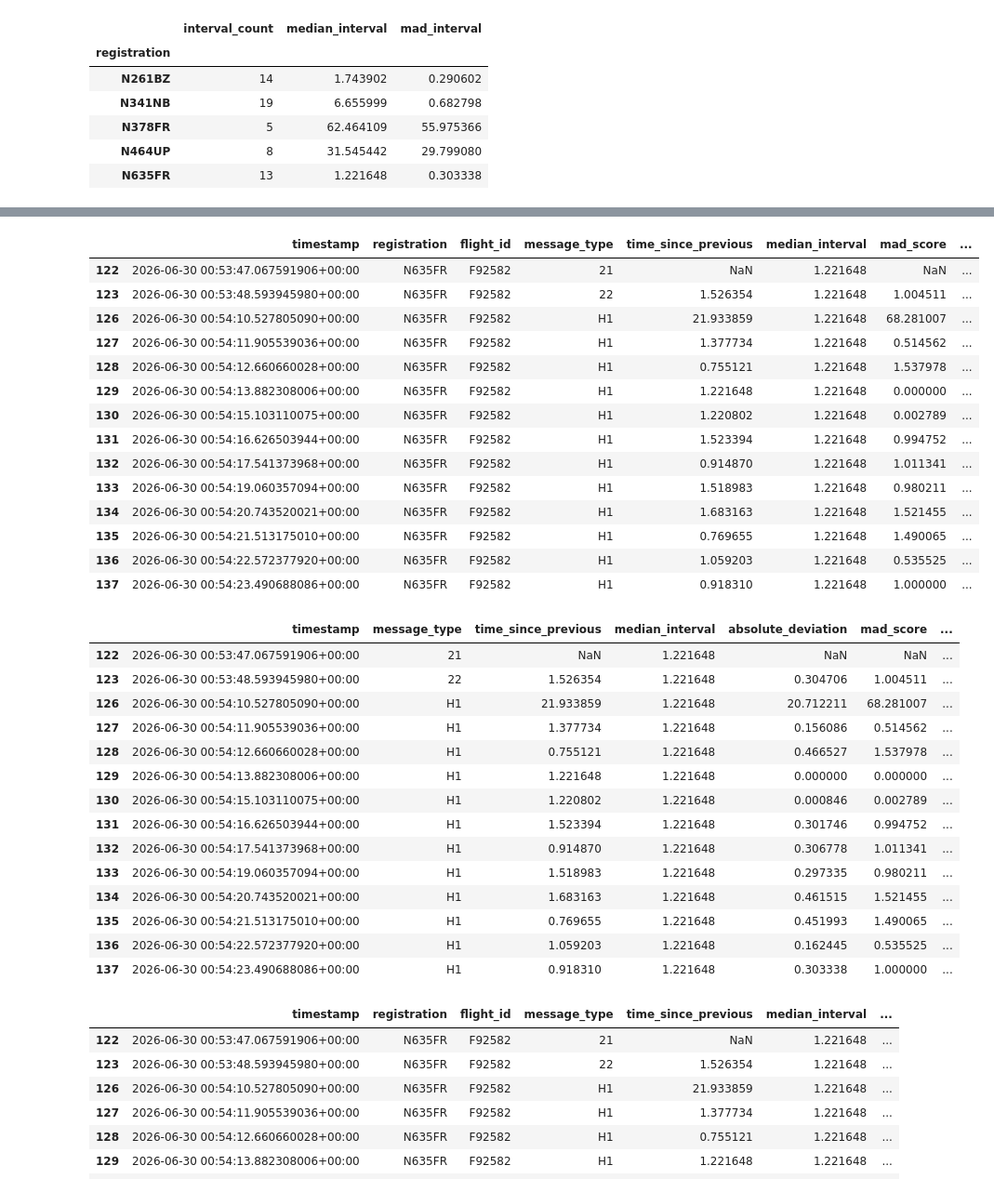
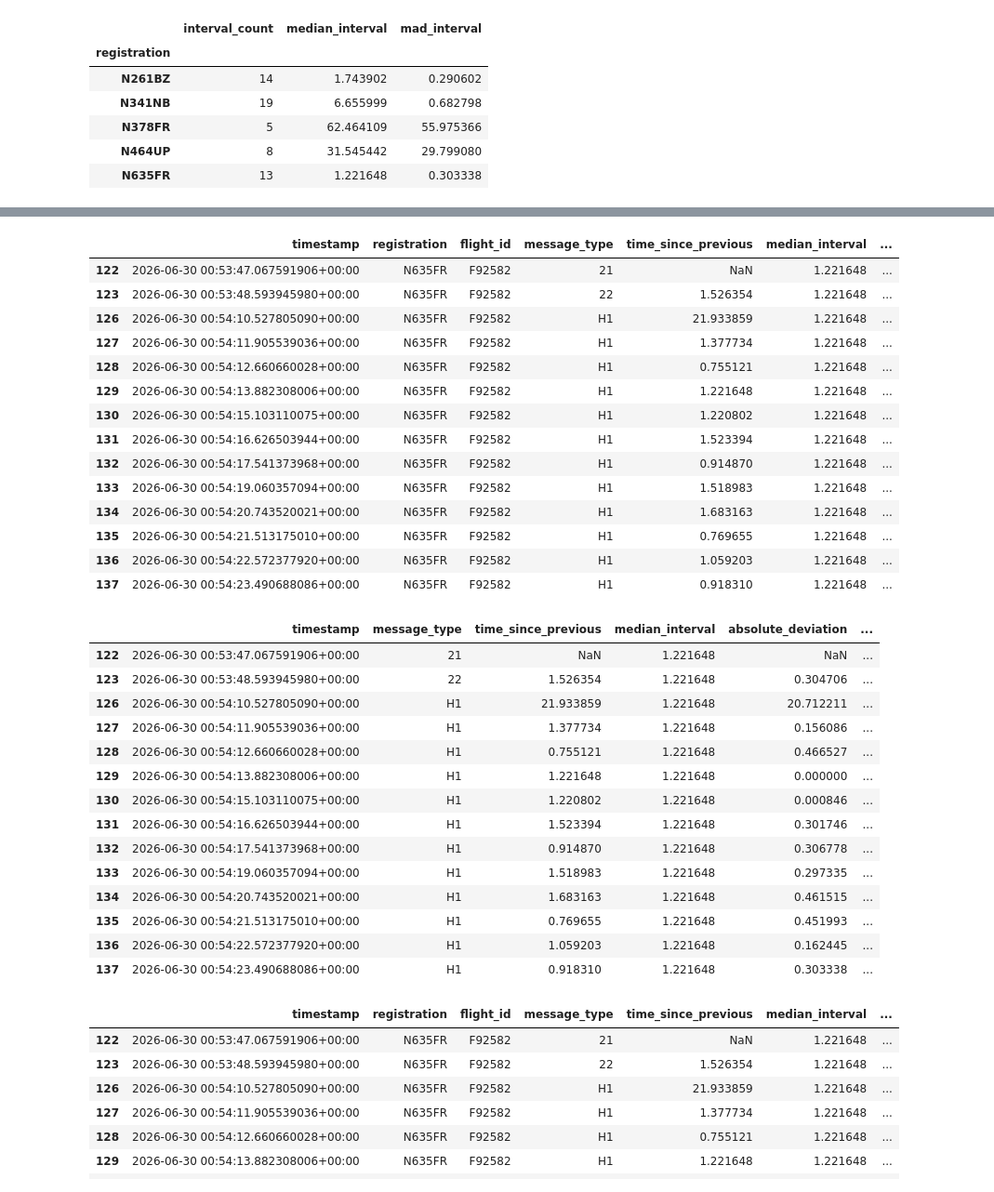
Before and after one commit to mxgmp/acars-detection-engineering, a Jupyter notebook: 01_acars_exploration.ipynb, the cells around one changed output, grey strips where cells are left out. Shown at 93% size. Saved outputs shown, nothing was run; the diff lists cells and outputs as text; code cells hidden in the pictures.

```diff
--- a/01_acars_exploration.ipynb
+++ b/01_acars_exploration.ipynb
@@ -421,7 +419,9 @@ normalized_df = normalized_df[
         "raw_message",
         "source",
         "sourceType",
-        "frequency"
+        "frequency",
+        "msgNum",
+        "blockId"
     ]
 ]
 
@@ -845,7 +845,7 @@ timing_scored["absolute_deviation"] = (
     - timing_scored["median_interval"]
 ).abs()
 
-timing_scored["mad_score"] = (
+timing_scored["timing_deviation_score"] = (
     timing_scored["absolute_deviation"]
     / timing_scored["mad_interval"]
 )
@@ -860,7 +860,7 @@ timing_scored[
         "median_interval",
         "mad_interval",
         "absolute_deviation",
-        "mad_score"
+        "timing_deviation_score"
     ]
 ].head(20)
 # %% [output]
@@ -922,36 +922,36 @@ top_anomalies[
 # %%
 target_registration = "N635FR"
 
 timing_scored[
     timing_scored["registration"] == target_registration
 ][
     [
         "timestamp",
         "registration",
         "flight_id",
         "message_type",
         "time_since_previous",
         "median_interval",
-        "mad_score",
+        "timing_deviation_score",
         "raw_message"
     ]
 ].sort_values("timestamp")
 # %% [output]
-|  | timestamp | registration | flight_id | message_type | time_since_previous | median_interval | mad_score | ... |
-| 122 | 2026-06-30 00:53:47.067591906+00:00 | N635FR | F92582 | 21 | NaN | 1.221648 | NaN | ... |
-| 123 | 2026-06-30 00:53:48.593945980+00:00 | N635FR | F92582 | 22 | 1.526354 | 1.221648 | 1.004511 | ... |
-| 126 | 2026-06-30 00:54:10.527805090+00:00 | N635FR | F92582 | H1 | 21.933859 | 1.221648 | 68.281007 | ... |
-| 127 | 2026-06-30 00:54:11.905539036+00:00 | N635FR | F92582 | H1 | 1.377734 | 1.221648 | 0.514562 | ... |
-| 128 | 2026-06-30 00:54:12.660660028+00:00 | N635FR | F92582 | H1 | 0.755121 | 1.221648 | 1.537978 | ... |
-| 129 | 2026-06-30 00:54:13.882308006+00:00 | N635FR | F92582 | H1 | 1.221648 | 1.221648 | 0.000000 | ... |
-| 130 | 2026-06-30 00:54:15.103110075+00:00 | N635FR | F92582 | H1 | 1.220802 | 1.221648 | 0.002789 | ... |
-| 131 | 2026-06-30 00:54:16.626503944+00:00 | N635FR | F92582 | H1 | 1.523394 | 1.221648 | 0.994752 | ... |
-| 132 | 2026-06-30 00:54:17.541373968+00:00 | N635FR | F92582 | H1 | 0.914870 | 1.221648 | 1.011341 | ... |
-| 133 | 2026-06-30 00:54:19.060357094+00:00 | N635FR | F92582 | H1 | 1.518983 | 1.221648 | 0.980211 | ... |
-| 134 | 2026-06-30 00:54:20.743520021+00:00 | N635FR | F92582 | H1 | 1.683163 | 1.221648 | 1.521455 | ... |
-| 135 | 2026-06-30 00:54:21.513175010+00:00 | N635FR | F92582 | H1 | 0.769655 | 1.221648 | 1.490065 | ... |
-| 136 | 2026-06-30 00:54:22.572377920+00:00 | N635FR | F92582 | H1 | 1.059203 | 1.221648 | 0.535525 | ... |
-| 137 | 2026-06-30 00:54:23.490688086+00:00 | N635FR | F92582 | H1 | 0.918310 | 1.221648 | 1.000000 | ... |
+|  | timestamp | registration | flight_id | message_type | time_since_previous | median_interval | ... |
+| 122 | 2026-06-30 00:53:47.067591906+00:00 | N635FR | F92582 | 21 | NaN | 1.221648 | ... |
+| 123 | 2026-06-30 00:53:48.593945980+00:00 | N635FR | F92582 | 22 | 1.526354 | 1.221648 | ... |
+| 126 | 2026-06-30 00:54:10.527805090+00:00 | N635FR | F92582 | H1 | 21.933859 | 1.221648 | ... |
+| 127 | 2026-06-30 00:54:11.905539036+00:00 | N635FR | F92582 | H1 | 1.377734 | 1.221648 | ... |
+| 128 | 2026-06-30 00:54:12.660660028+00:00 | N635FR | F92582 | H1 | 0.755121 | 1.221648 | ... |
+| 129 | 2026-06-30 00:54:13.882308006+00:00 | N635FR | F92582 | H1 | 1.221648 | 1.221648 | ... |
+| 130 | 2026-06-30 00:54:15.103110075+00:00 | N635FR | F92582 | H1 | 1.220802 | 1.221648 | ... |
+| 131 | 2026-06-30 00:54:16.626503944+00:00 | N635FR | F92582 | H1 | 1.523394 | 1.221648 | ... |
+| 132 | 2026-06-30 00:54:17.541373968+00:00 | N635FR | F92582 | H1 | 0.914870 | 1.221648 | ... |
+| 133 | 2026-06-30 00:54:19.060357094+00:00 | N635FR | F92582 | H1 | 1.518983 | 1.221648 | ... |
+| 134 | 2026-06-30 00:54:20.743520021+00:00 | N635FR | F92582 | H1 | 1.683163 | 1.221648 | ... |
+| 135 | 2026-06-30 00:54:21.513175010+00:00 | N635FR | F92582 | H1 | 0.769655 | 1.221648 | ... |
+| 136 | 2026-06-30 00:54:22.572377920+00:00 | N635FR | F92582 | H1 | 1.059203 | 1.221648 | ... |
+| 137 | 2026-06-30 00:54:23.490688086+00:00 | N635FR | F92582 | H1 | 0.918310 | 1.221648 | ... |
 # %%
 context = timing_scored[
     timing_scored["registration"] == "N635FR"
@@ -967,26 +967,26 @@ context[
         "time_since_previous",
         "median_interval",
         "absolute_deviation",
-        "mad_score",
+        "timing_deviation_score",
         "raw_message"
     ]
 ]
 # %% [output]
-|  | timestamp | message_type | time_since_previous | median_interval | absolute_deviation | mad_score | ... |
-| 122 | 2026-06-30 00:53:47.067591906+00:00 | 21 | NaN | 1.221648 | NaN | NaN | ... |
-| 123 | 2026-06-30 00:53:48.593945980+00:00 | 22 | 1.526354 | 1.221648 | 0.304706 | 1.004511 | ... |
-| 126 | 2026-06-30 00:54:10.527805090+00:00 | H1 | 21.933859 | 1.221648 | 20.712211 | 68.281007 | ... |
-| 127 | 2026-06-30 00:54:11.905539036+00:00 | H1 | 1.377734 | 1.221648 | 0.156086 | 0.514562 | ... |
-| 128 | 2026-06-30 00:54:12.660660028+00:00 | H1 | 0.755121 | 1.221648 | 0.466527 | 1.537978 | ... |
-| 129 | 2026-06-30 00:54:13.882308006+00:00 | H1 | 1.221648 | 1.221648 | 0.000000 | 0.000000 | ... |
-| 130 | 2026-06-30 00:54:15.103110075+00:00 | H1 | 1.220802 | 1.221648 | 0.000846 | 0.002789 | ... |
-| 131 | 2026-06-30 00:54:16.626503944+00:00 | H1 | 1.523394 | 1.221648 | 0.301746 | 0.994752 | ... |
-| 132 | 2026-06-30 00:54:17.541373968+00:00 | H1 | 0.914870 | 1.221648 | 0.306778 | 1.011341 | ... |
-| 133 | 2026-06-30 00:54:19.060357094+00:00 | H1 | 1.518983 | 1.221648 | 0.297335 | 0.980211 | ... |
-| 134 | 2026-06-30 00:54:20.743520021+00:00 | H1 | 1.683163 | 1.221648 | 0.461515 | 1.521455 | ... |
-| 135 | 2026-06-30 00:54:21.513175010+00:00 | H1 | 0.769655 | 1.221648 | 0.451993 | 1.490065 | ... |
-| 136 | 2026-06-30 00:54:22.572377920+00:00 | H1 | 1.059203 | 1.221648 | 0.162445 | 0.535525 | ... |
-| 137 | 2026-06-30 00:54:23.490688086+00:00 | H1 | 0.918310 | 1.221648 | 0.303338 | 1.000000 | ... |
+|  | timestamp | message_type | time_since_previous | median_interval | absolute_deviation | ... |
+| 122 | 2026-06-30 00:53:47.067591906+00:00 | 21 | NaN | 1.221648 | NaN | ... |
+| 123 | 2026-06-30 00:53:48.593945980+00:00 | 22 | 1.526354 | 1.221648 | 0.304706 | ... |
+| 126 | 2026-06-30 00:54:10.527805090+00:00 | H1 | 21.933859 | 1.221648 | 20.712211 | ... |
+| 127 | 2026-06-30 00:54:11.905539036+00:00 | H1 | 1.377734 | 1.221648 | 0.156086 | ... |
+| 128 | 2026-06-30 00:54:12.660660028+00:00 | H1 | 0.755121 | 1.221648 | 0.466527 | ... |
+| 129 | 2026-06-30 00:54:13.882308006+00:00 | H1 | 1.221648 | 1.221648 | 0.000000 | ... |
+| 130 | 2026-06-30 00:54:15.103110075+00:00 | H1 | 1.220802 | 1.221648 | 0.000846 | ... |
+| 131 | 2026-06-30 00:54:16.626503944+00:00 | H1 | 1.523394 | 1.221648 | 0.301746 | ... |
+| 132 | 2026-06-30 00:54:17.541373968+00:00 | H1 | 0.914870 | 1.221648 | 0.306778 | ... |
+| 133 | 2026-06-30 00:54:19.060357094+00:00 | H1 | 1.518983 | 1.221648 | 0.297335 | ... |
+| 134 | 2026-06-30 00:54:20.743520021+00:00 | H1 | 1.683163 | 1.221648 | 0.461515 | ... |
+| 135 | 2026-06-30 00:54:21.513175010+00:00 | H1 | 0.769655 | 1.221648 | 0.451993 | ... |
+| 136 | 2026-06-30 00:54:22.572377920+00:00 | H1 | 1.059203 | 1.221648 | 0.162445 | ... |
+| 137 | 2026-06-30 00:54:23.490688086+00:00 | H1 | 0.918310 | 1.221648 | 0.303338 | ... |
 # %%
 def show_flight_context(df, row_index, window=5):
     row = df.loc[row_index]
```
Also changed, not shown: parts of 33 cells of this notebook, 2 other files.
